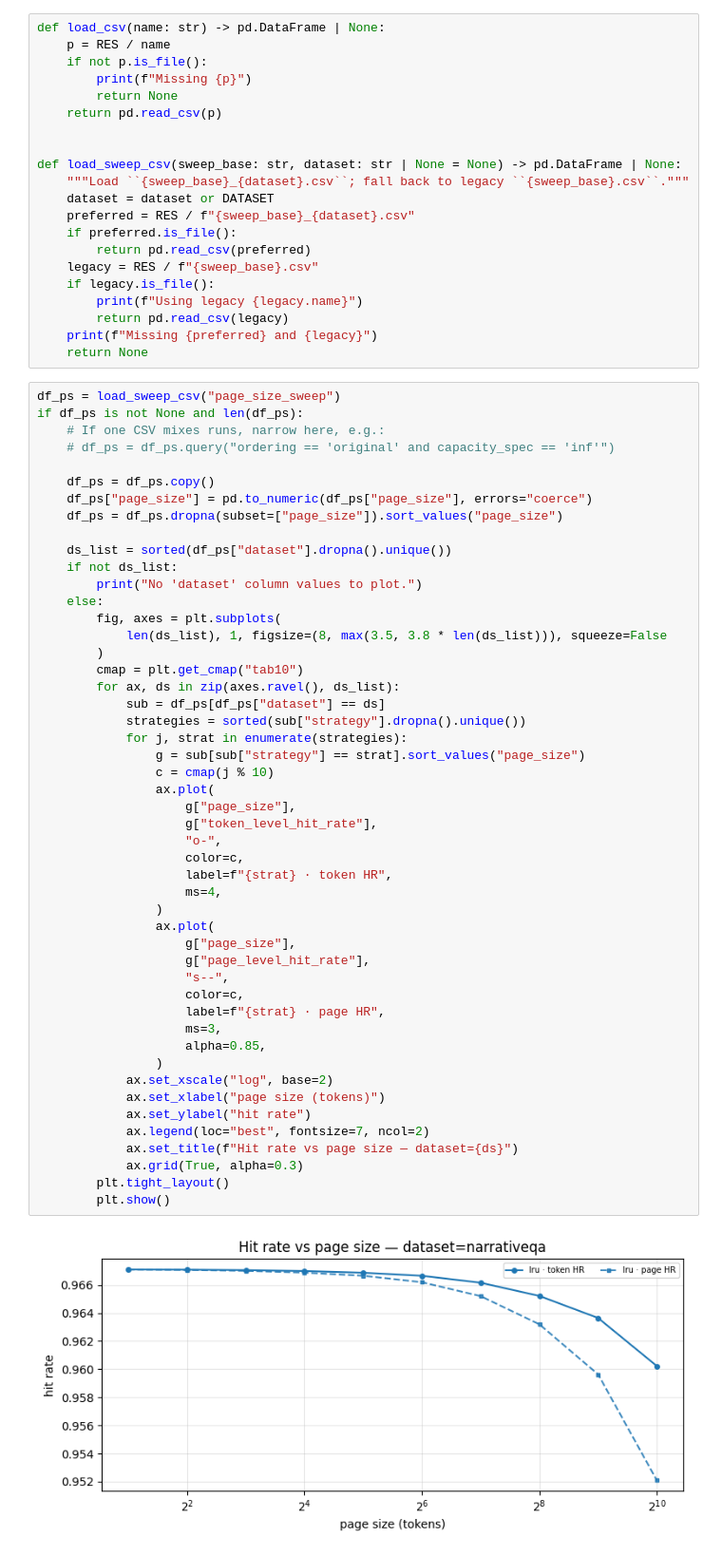
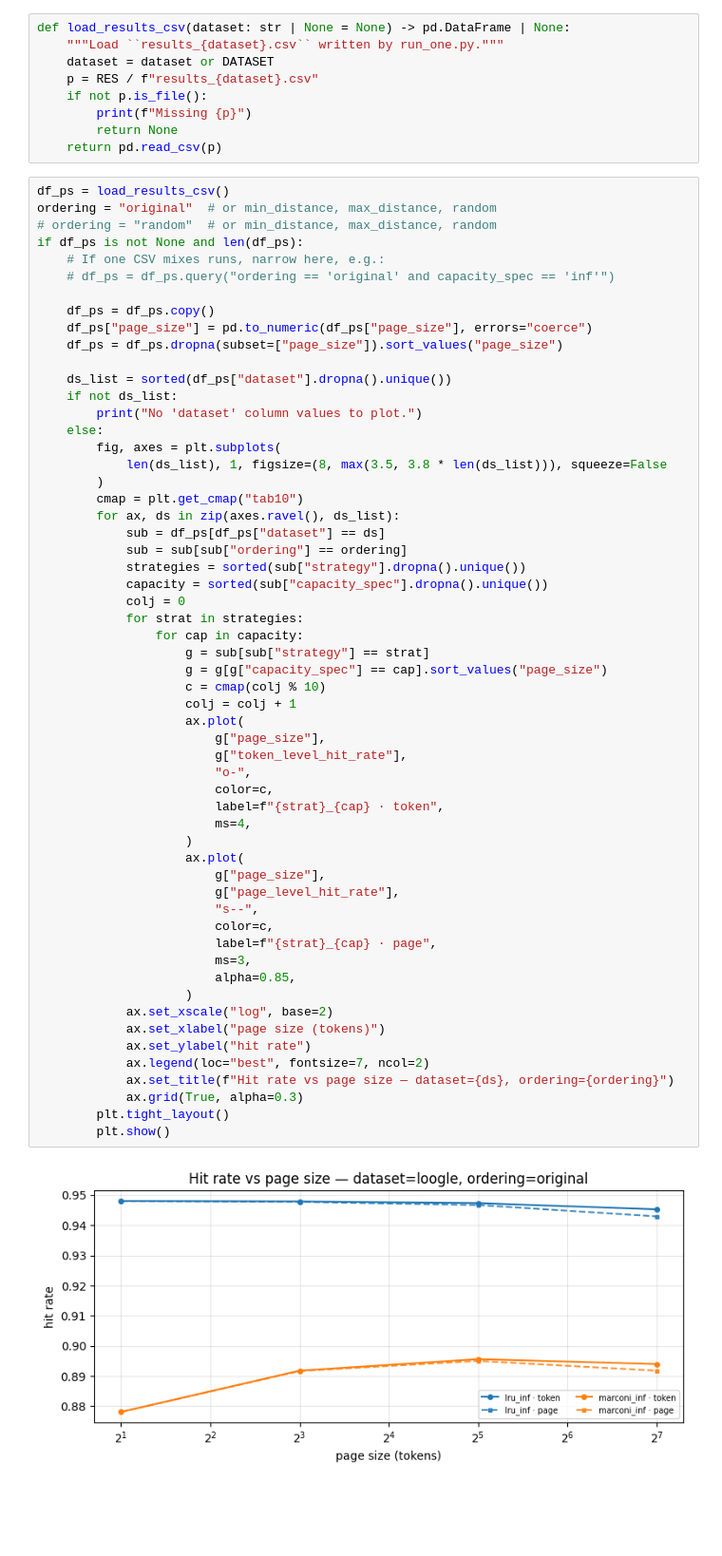
Before and after one commit to howarlii/LLM-prefix-caching-simulator, a Jupyter notebook: analysis/plot_results.ipynb, the cells around one changed output. Shown at 95% size. Drawn from its saved outputs; the diff is of its cells as text; blank space fills up the shorter version.

```diff
--- a/analysis/plot_results.ipynb
+++ b/analysis/plot_results.ipynb
@@ -22,75 +23,71 @@ DATASET = 'narrativeqa'
 # %%
-def load_csv(name: str) -> pd.DataFrame | None:
-    p = RES / name
+def load_results_csv(dataset: str | None = None) -> pd.DataFrame | None:
+    """Load ``results_{dataset}.csv`` written by run_one.py."""
+    dataset = dataset or DATASET
+    p = RES / f"results_{dataset}.csv"
     if not p.is_file():
         print(f"Missing {p}")
         return None
     return pd.read_csv(p)
-
-
-def load_sweep_csv(sweep_base: str, dataset: str | None = None) -> pd.DataFrame | None:
-    """Load ``{sweep_base}_{dataset}.csv``; fall back to legacy ``{sweep_base}.csv``."""
-    dataset = dataset or DATASET
-    preferred = RES / f"{sweep_base}_{dataset}.csv"
-    if preferred.is_file():
-        return pd.read_csv(preferred)
-    legacy = RES / f"{sweep_base}.csv"
-    if legacy.is_file():
-        print(f"Using legacy {legacy.name}")
-        return pd.read_csv(legacy)
-    print(f"Missing {preferred} and {legacy}")
-    return None
 # %%
-df_ps = load_sweep_csv("page_size_sweep")
+df_ps = load_results_csv()
+ordering = "original"  # or min_distance, max_distance, random
+# ordering = "random"  # or min_distance, max_distance, random
 if df_ps is not None and len(df_ps):
     # If one CSV mixes runs, narrow here, e.g.:
     # df_ps = df_ps.query("ordering == 'original' and capacity_spec == 'inf'")
 
     df_ps = df_ps.copy()
     df_ps["page_size"] = pd.to_numeric(df_ps["page_size"], errors="coerce")
     df_ps = df_ps.dropna(subset=["page_size"]).sort_values("page_size")
 
     ds_list = sorted(df_ps["dataset"].dropna().unique())
     if not ds_list:
         print("No 'dataset' column values to plot.")
     else:
         fig, axes = plt.subplots(
             len(ds_list), 1, figsize=(8, max(3.5, 3.8 * len(ds_list))), squeeze=False
         )
         cmap = plt.get_cmap("tab10")
         for ax, ds in zip(axes.ravel(), ds_list):
             sub = df_ps[df_ps["dataset"] == ds]
+            sub = sub[sub["ordering"] == ordering]
             strategies = sorted(sub["strategy"].dropna().unique())
-            for j, strat in enumerate(strategies):
-                g = sub[sub["strategy"] == strat].sort_values("page_size")
-                c = cmap(j % 10)
-                ax.plot(
-                    g["page_size"],
-                    g["token_level_hit_rate"],
-                    "o-",
-                    color=c,
-                    label=f"{strat} · token HR",
-                    ms=4,
-                )
-                ax.plot(
-                    g["page_size"],
-                    g["page_level_hit_rate"],
-                    "s--",
-                    color=c,
-                    label=f"{strat} · page HR",
-                    ms=3,
-                    alpha=0.85,
-                )
+            capacity = sorted(sub["capacity_spec"].dropna().unique())
+            colj = 0
+            for strat in strategies:
+                for cap in capacity:
+                    g = sub[sub["strategy"] == strat]
+                    g = g[g["capacity_spec"] == cap].sort_values("page_size")
+                    c = cmap(colj % 10)
+                    colj = colj + 1
+                    ax.plot(
+                        g["page_size"],
+                        g["token_level_hit_rate"],
+                        "o-",
+                        color=c,
+                        label=f"{strat}_{cap} · token",
+                        ms=4,
+                    )
+                    ax.plot(
+                        g["page_size"],
+                        g["page_level_hit_rate"],
+                        "s--",
+                        color=c,
+                        label=f"{strat}_{cap} · page",
+                        ms=3,
+                        alpha=0.85,
+                    )
             ax.set_xscale("log", base=2)
             ax.set_xlabel("page size (tokens)")
             ax.set_ylabel("hit rate")
             ax.legend(loc="best", fontsize=7, ncol=2)
-            ax.set_title(f"Hit rate vs page size — dataset={ds}")
+            ax.set_title(f"Hit rate vs page size — dataset={ds}, ordering={ordering}")
             ax.grid(True, alpha=0.3)
         plt.tight_layout()
         plt.show()
 # %% [output]
-[figure, old version]
+[figure, new version]
 # %%
 def _capacity_rank(s) -> float:
     t = str(s).lower().replace("gb", "").strip()
```
Also changed, not shown: parts of 5 cells of this notebook, 16 other files.
